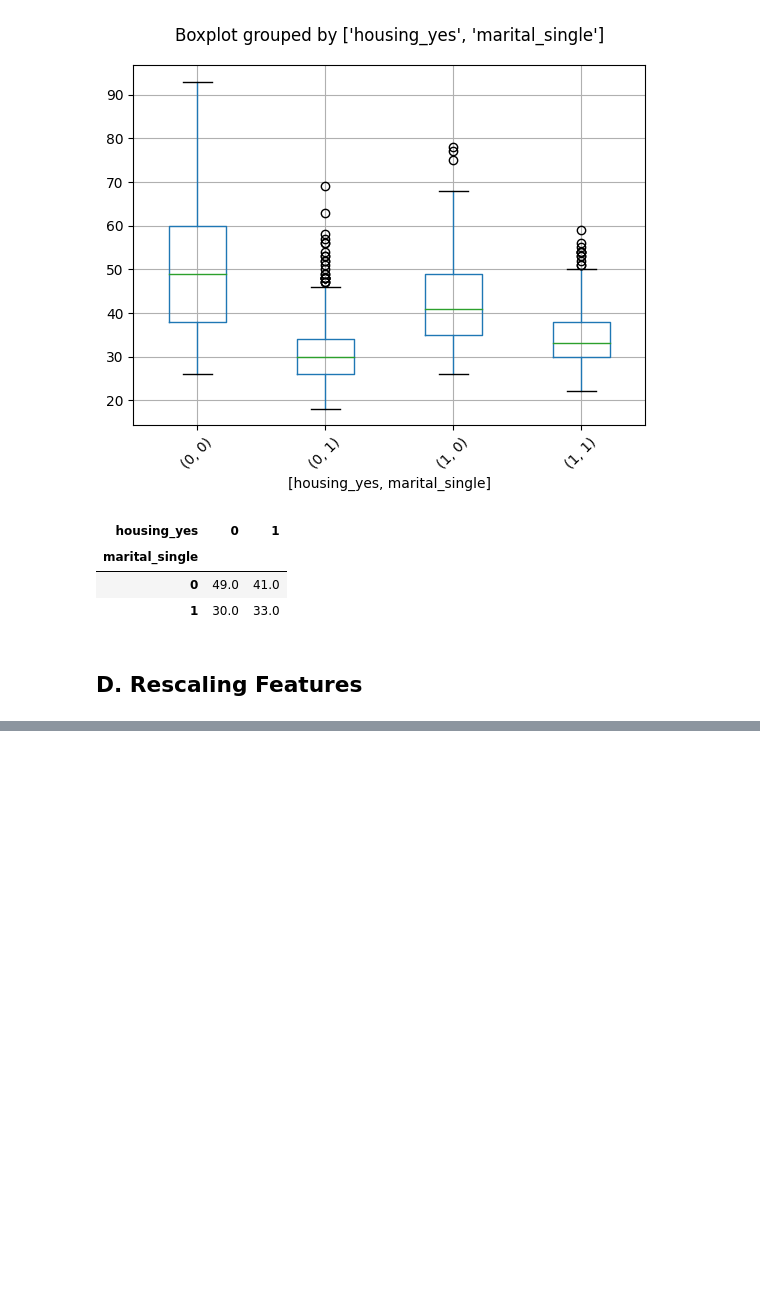
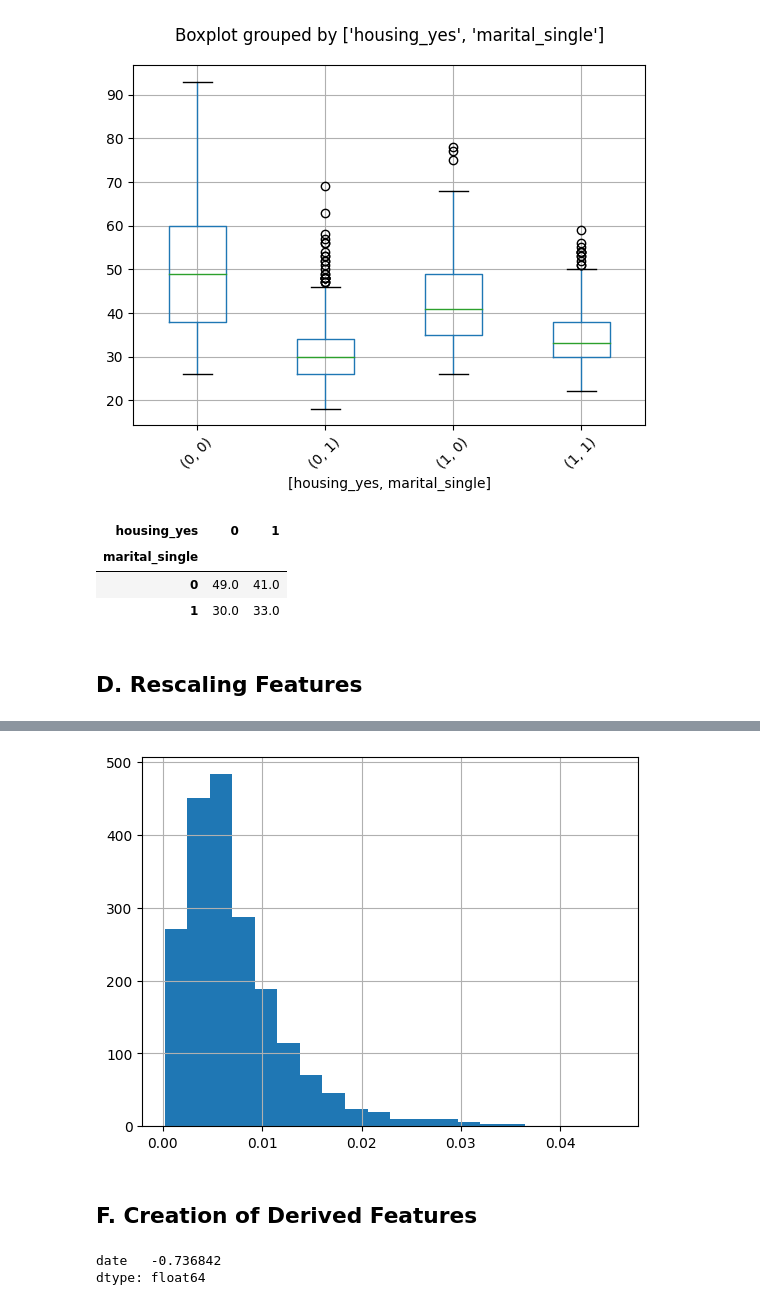
Before and after one commit to ishalazo/CS4168-DataMining-Labs, a Jupyter notebook: Lab2/lab2.ipynb, the cells around one changed output, grey strips where cells are left out. Saved outputs shown, nothing was run; the diff lists cells and outputs as text; code cells hidden in the pictures; blank space fills up the shorter version.

```diff
--- a/Lab2/lab2.ipynb
+++ b/Lab2/lab2.ipynb
@@ -200,0 +278,15 @@ df['education'] = df['education']/3
+# %%
+df['duration'] = df['duration']/200
+df['duration'].hist(bins=20)
+plt.show()
+# %% [output]
+[figure, added]
+# %% [markdown]
+## F. Creation of Derived Features
+# %%
+df['date'] = df_original['month'] + df_original['day']
+df[['date']] = robust_scaler.fit_transform(df[['date']])
+df[['date']].min()
+# %% [output]
+date   -0.736842
+dtype: float64
```
Also changed, not shown: parts of 10 cells of this notebook.
